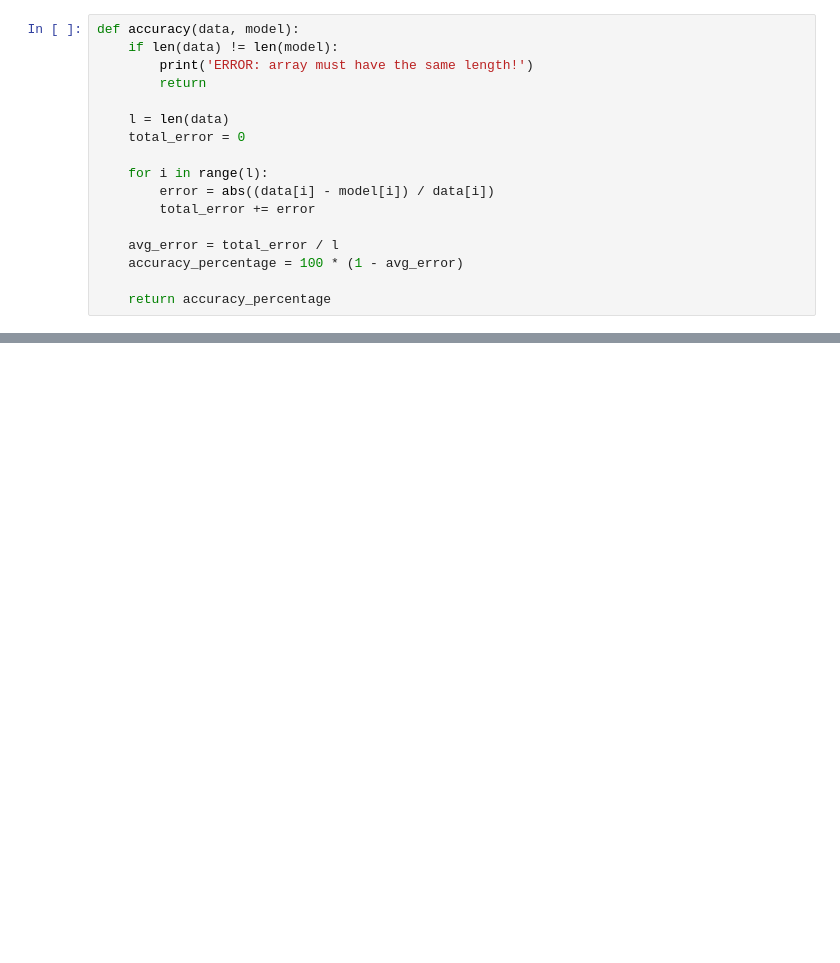
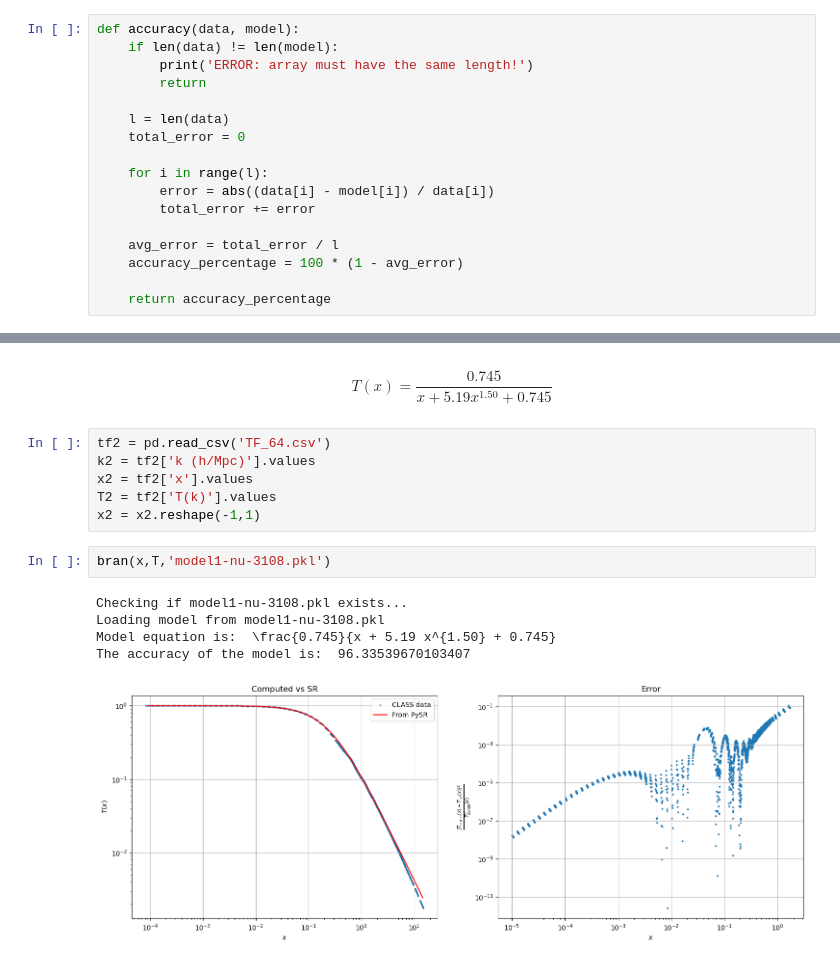
Before and after one commit to farocrown/Simreg, a Jupyter notebook: sr_tf_graphs.ipynb, the cells around one changed output, grey strips where cells are left out. Saved outputs shown, nothing was run; the diff lists cells and outputs as text; blank space fills up the shorter version.

```diff
--- a/sr_tf_graphs.ipynb
+++ b/sr_tf_graphs.ipynb
@@ -156,0 +87,16 @@ The accuracy of the model is:  88.18833443330468
+# %% [markdown]
+$$T(x)=\frac{0.745}{x + 5.19 x^{1.50} + 0.745}$$
+# %%
+tf2 = pd.read_csv('TF_64.csv')
+k2 = tf2['k (h/Mpc)'].values
+x2 = tf2['x'].values
+T2 = tf2['T(k)'].values
+x2 = x2.reshape(-1,1)
+# %%
+bran(x,T,'model1-nu-3108.pkl')
+# %% [output]
+Checking if model1-nu-3108.pkl exists...
+Loading model from model1-nu-3108.pkl
+Model equation is:  \frac{0.745}{x + 5.19 x^{1.50} + 0.745}
+The accuracy of the model is:  96.33539670103407
+[figure, added]
```
Also changed, not shown: parts of 20 cells of this notebook, 5 other files.
